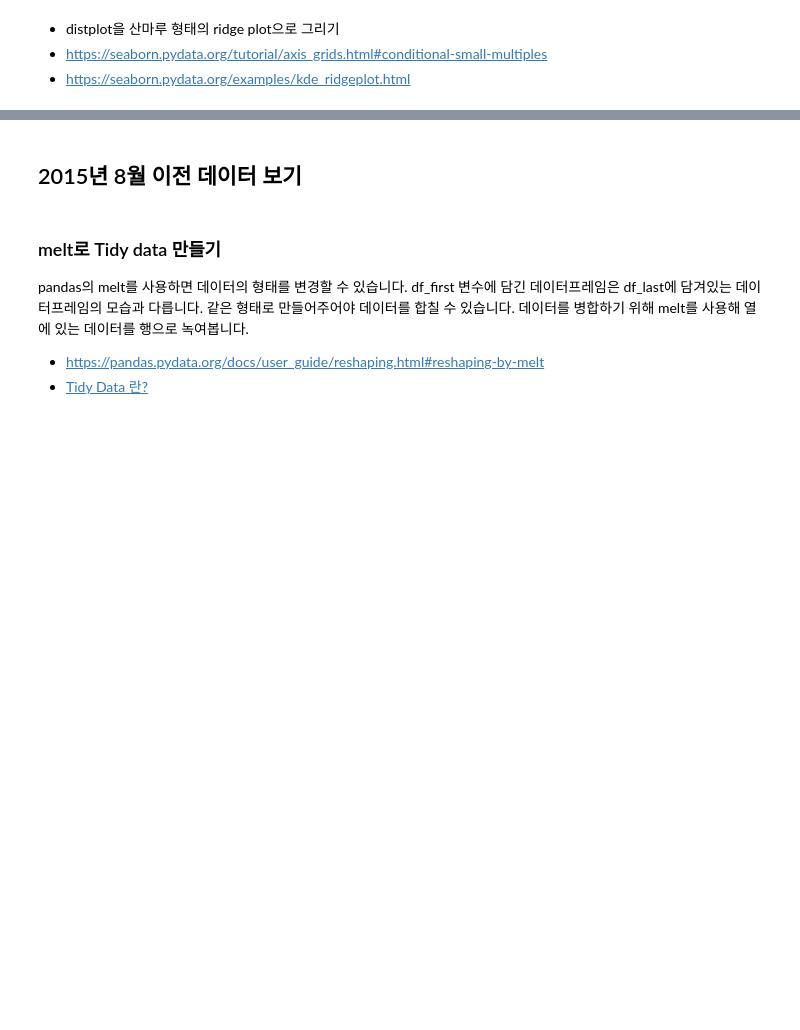
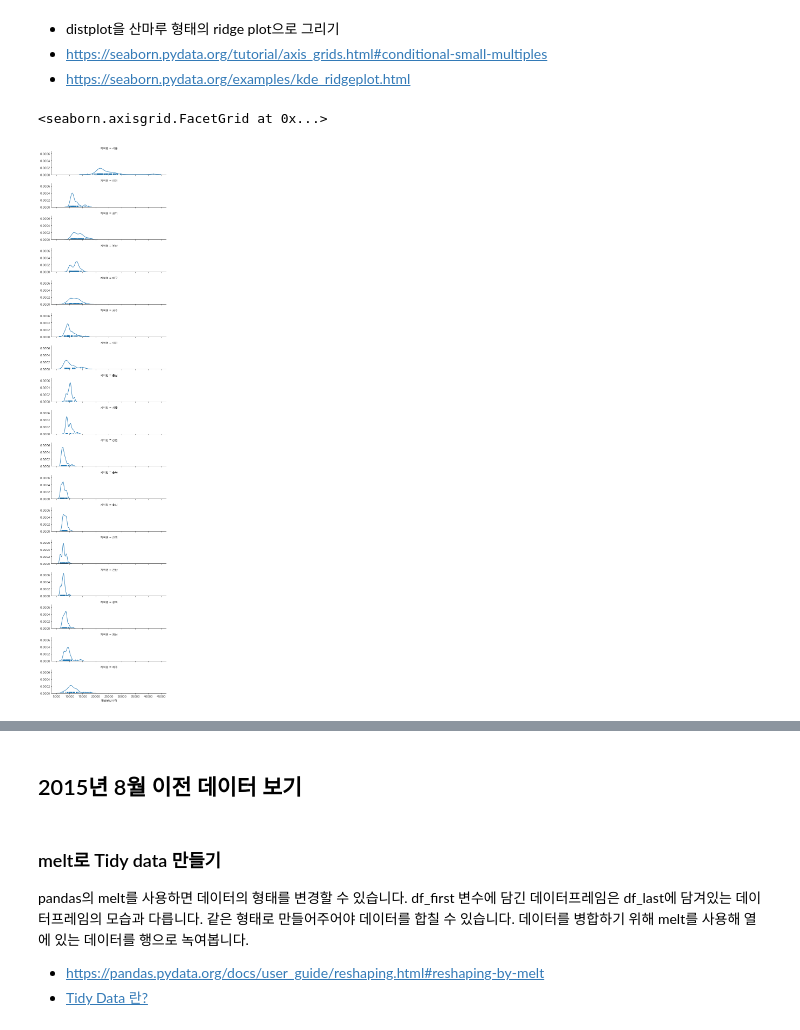
Before and after one commit to Jiyongs/python_ml, a Jupyter notebook: 01_infl_python_ml/01_apt_price_ipynb.ipynb, the cells around one changed output, grey strips where cells are left out. Cells and saved outputs as stored; diff of their text form; code cells hidden in the pictures; blank space fills up the shorter version.

```diff
--- a/01_infl_python_ml/01_apt_price_ipynb.ipynb
+++ b/01_infl_python_ml/01_apt_price_ipynb.ipynb
@@ -804,0 +817,7 @@ distplot은 결측치가 있으면 그래프를 그릴 때 오류가 납니다.
+# %%
+# subplot 으로 표현해 봅니다.
+g = sns.FacetGrid(df_last, row='지역명', height=1.7, aspect=4)
+g.map(sns.distplot, '평당분양가격', hist=False, rug=True)
+# %% [output]
+<seaborn.axisgrid.FacetGrid at 0x...>
+[figure, added]
```
Also changed, not shown: parts of 14 cells of this notebook.
